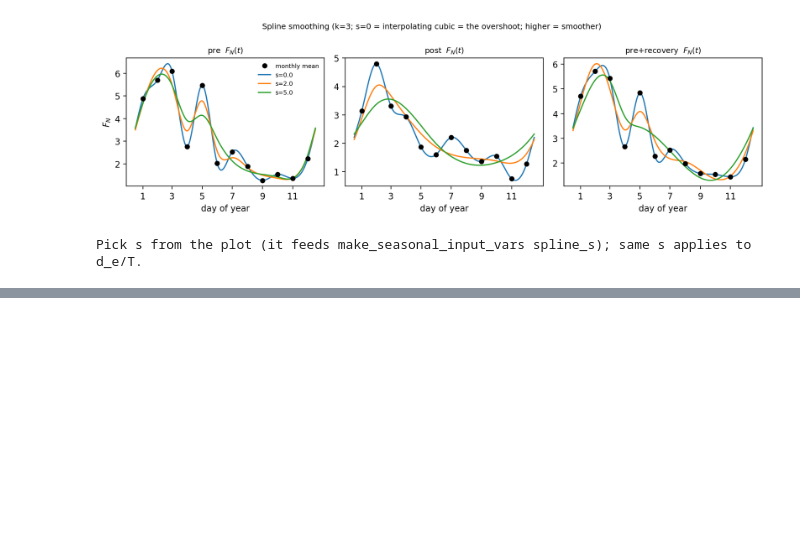
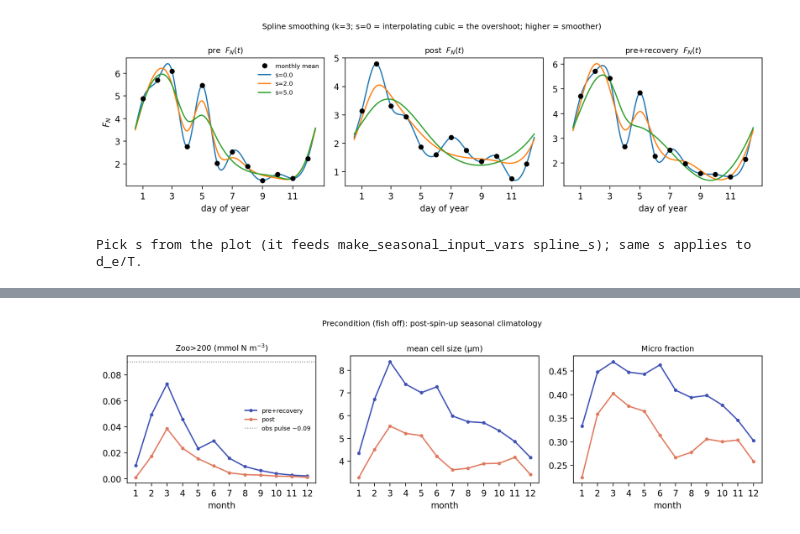
Before and after one commit to ben1post/SSMCariaco, a Jupyter notebook: plots/DynamicalForcing.ipynb, the cells around one changed output, grey strips where cells are left out. Cells and saved outputs as stored; diff of their text form; code cells hidden in the pictures; blank space fills up the shorter version.

```diff
--- a/plots/DynamicalForcing.ipynb
+++ b/plots/DynamicalForcing.ipynb
@@ -330,3 +330,91 @@ print("\nPick s from the plot (it feeds make_seasonal_input_vars spline_s); same
 12  1.43  51.8  25.64
 [figure]
 Pick s from the plot (it feeds make_seasonal_input_vars spline_s); same s applies to d_e/T.
+# %%
+%config InlineBackend.figure_format = 'retina'
+# === PRECONDITION: does large Z build under pre+rec vs post forcing? (fish OFF) ===
+# Single seasonal IVPs (not a scan). Needs FORCING from the forcing-build cell.
+import numpy as np, pandas as pd, xarray as xr, matplotlib.pyplot as plt
+import xso, parscan_utils_extended as pue
+from baseline_r0_seasonal_setups import (
+    model_baseline_seasonal, make_seasonal_input_vars, SLIM_OUTPUT_VARS, IVP_SOLVER_KWARGS)
+from baseline_r0_setups import mu_max_arr, ks_arr, M_P, M_Z_BULK
+
+YEARS, SPINUP = 50, 10
+RUN_GROUPS = ['pre+recovery', 'post']
+GEOM = np.asarray(pue.CARIACO_PHYTO_BIN_GEOMEANS, float)       # [0.63, 6.3, 63] µm
+_MEDGES = np.cumsum([31,28,31,30,31,30,31,31,30,31,30,31])     # month day-boundaries
+OBS_Z200 = {'pre+recovery': 0.052, 'post': 0.062}; OBS_PULSE = 0.09  # obs anchors (net-tow)
+
+time = np.arange(0.0, YEARS*365.0 + 1.0, 1.0)
+print(f"config: {YEARS} yr (spin-up {SPINUP}) | fish OFF | spline_s=0 | "
+      f"mu_max[{mu_max_arr.min():.2f},{mu_max_arr.max():.2f}] "
+      f"ks[{ks_arr.min():.3f},{ks_arr.max():.3f}] mP={M_P} mZ={M_Z_BULK}")
+print(f"solver_kwargs: {IVP_SOLVER_KWARGS}")
+
+def reduce_run(out):
+    pb, zb = out['Phytoplankton__biomass'], out['Zooplankton__biomass']
+    pdim = [d for d in pb.dims if d != 'time'][0]; zdim = [d for d in zb.dims if d != 'time'][0]
+    pe, ze = out[pdim].values, out[zdim].values
+    P = pb.transpose(pdim, 'time').values; Z = zb.transpose(zdim, 'time').values
+    W = pue.compute_sieburth_weights(pe); bins = W @ P; sb = bins.sum(0)
+    fr = np.divide(bins, sb, out=np.full_like(bins, np.nan), where=sb > 0)
+    return dict(t=out['time'].values, sumP=P.sum(0), mcs=10**(np.log10(GEOM) @ fr),
+                pico=fr[0], nano=fr[1], micro=fr[2],
+                Z200=Z[ze > 200].sum(0), Z500=Z[ze > 500].sum(0),
+                N=out['Nutrient__value'].values)
+
+def clim_and_stats(r):
+    keep = r['t'] >= SPINUP*365.0
+    mo = np.clip(np.searchsorted(_MEDGES, np.mod(r['t'][keep], 365.0), 'right') + 1, 1, 12)
+    yr = (r['t'][keep] // 365.0).astype(int); ys = np.unique(yr); half = len(ys)//2
+    s = {}
+    for k in ['mcs','pico','nano','micro','Z200','Z500','sumP','N']:
+        v = r[k][keep]
+        s[k] = np.array([np.nanmean(v[mo == m]) if np.any(mo == m) else np.nan for m in range(1,13)])
+        ann = np.array([np.nanmean(v[yr == y]) for y in ys])
+        s[k+'_mean'], s[k+'_sd'] = float(np.nanmean(ann)), float(np.nanstd(ann))
+    sp = r['sumP'][keep]
+    s['cv_sumP'] = float(np.nanstd(sp)/max(np.nanmean(sp), 1e-12))
+    s['has_nan'] = bool(np.isnan(sp).any() or np.isnan(r['Z200'][keep]).any())
+    am = np.array([np.nanmean(r['mcs'][keep][yr == y]) for y in ys])
+    s['mcs_conv'] = float(np.nanmean(am[half:]) / max(np.nanmean(am[:half]), 1e-12))
+    return s
+
+RES = {}
+for g in RUN_GROUPS:
+    iv = make_seasonal_input_vars(FORCING[g]['fn'], FORCING[g]['de'], FORCING[g]['t'],
+                                  fish_rate=0.0, spline_s=0.0)
+    if g == RUN_GROUPS[0]:
+        print(f"grazing: KsZ={iv['Grazing'].get('KsZ')} sigma_log={iv['Grazing'].get('sigma_log')}")
+    setup = xso.setup(solver='solve_ivp', model=model_baseline_seasonal, time=time,
+                      input_vars=iv, output_vars=SLIM_OUTPUT_VARS, solver_kwargs=IVP_SOLVER_KWARGS)
+    print(f"[{g}] running {YEARS} yr ...", flush=True)
+    RES[g] = clim_and_stats(reduce_run(pue.run_single_point(model_baseline_seasonal, setup, {})))
+
+for g in RUN_GROUPS:
+    s = RES[g]
+    print(f"\n=== {g} (fish off) ===")
+    print(pd.DataFrame({'mcs':s['mcs'].round(2),'Pico':s['pico'].round(2),'Nano':s['nano'].round(2),
+        'Micro':s['micro'].round(2),'Z>200':s['Z200'].round(3),'sumP':s['sumP'].round(2),
+        'N':s['N'].round(2)}, index=range(1,13)).to_string())
+    print(f"  long-run mean±SD: mcs {s['mcs_mean']:.2f}±{s['mcs_sd']:.2f} | "
+          f"Micro {s['micro_mean']:.2f}±{s['micro_sd']:.2f} | Z>200 {s['Z200_mean']:.3f}±{s['Z200_sd']:.3f}")
+    print(f"  Z>200 peak month={np.nanmax(s['Z200']):.3f} (obs pulse ~{OBS_PULSE}) | "
+          f"annual {s['Z200_mean']:.3f} (obs ~{OBS_Z200[g]})")
+    print(f"  health: cv_sumP={s['cv_sumP']:.3f} has_nan={s['has_nan']} mcs_conv(2nd/1st)={s['mcs_conv']:.2f}")
+print(f"\nPRECONDITION read: Z>200 peak pre+rec={np.nanmax(RES['pre+recovery']['Z200']):.3f} "
+      f"vs post={np.nanmax(RES['post']['Z200']):.3f}  "
+      f"-> {'pulse builds, supply-gated (pre>post)' if np.nanmax(RES['pre+recovery']['Z200'])>np.nanmax(RES['post']['Z200']) else 'CHECK: not larger under pre'}")
+
+COL = {'pre+recovery':'#3F51B5','post':'#E07A5F'}
+fig, axes = plt.subplots(1, 3, figsize=(11, 3.3)); mons = range(1,13)
+for ax,(k,lab) in zip(axes, [('Z200','Zoo>200 (mmol N m$^{-3}$)'),
+                             ('mcs','mean cell size (µm)'),('micro','Micro fraction')]):
+    for g in RUN_GROUPS: ax.plot(mons, RES[g][k], '-o', ms=3, color=COL[g], label=g)
+    ax.set_xlabel('month'); ax.set_title(lab, fontsize=9); ax.set_xticks(mons)
+    if k == 'Z200': ax.axhline(OBS_PULSE, color='0.5', ls=':', lw=1, label='obs pulse ~0.09')
+axes[0].legend(fontsize=7, frameon=False)
+fig.suptitle('Precondition (fish off): post-spin-up seasonal climatology', fontsize=9)
+fig.tight_layout(); plt.show()
+# %% [output]
@@ -332,0 +438 @@ Pick s from the plot (it feeds make_seasonal_input_vars spline_s); same s applie
+[figure, added]
```
Also changed, not shown: parts of 6 cells of this notebook, 5 other files.
